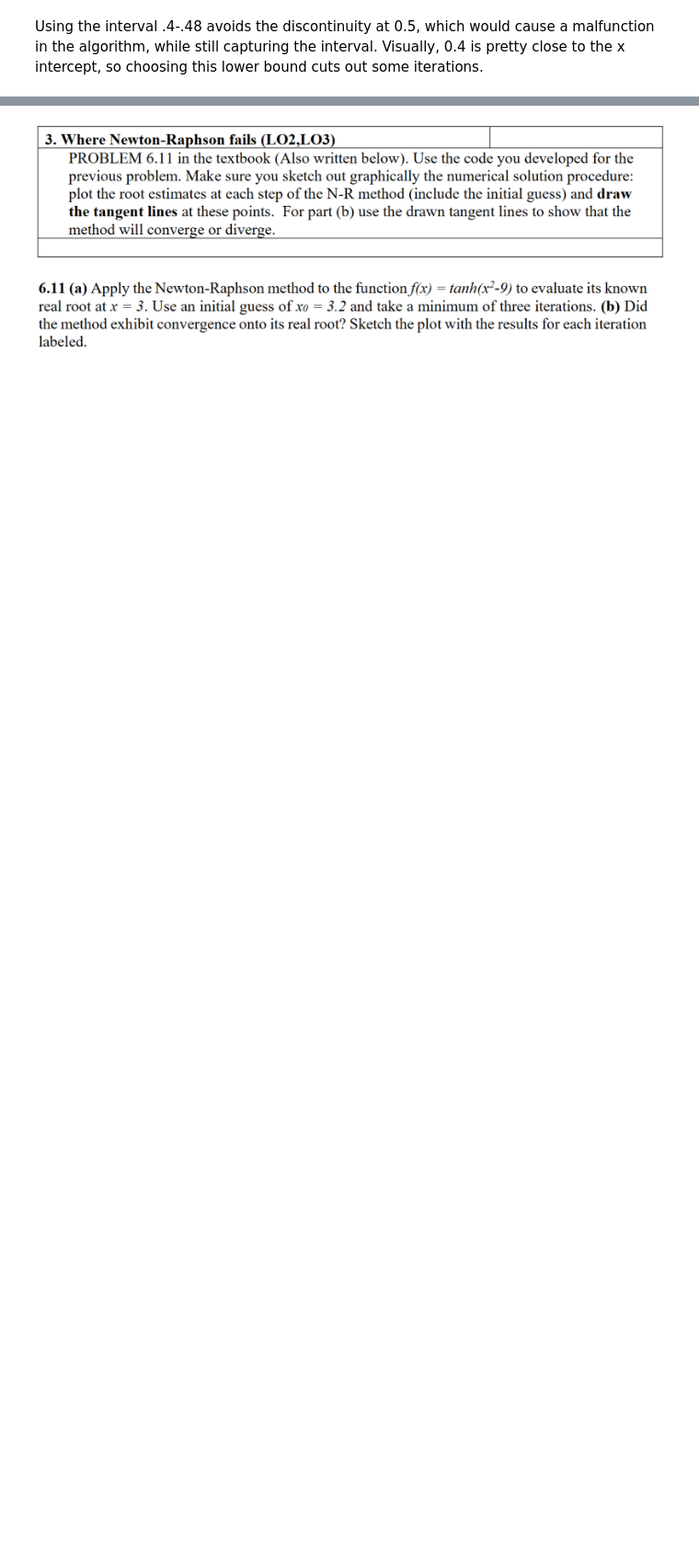
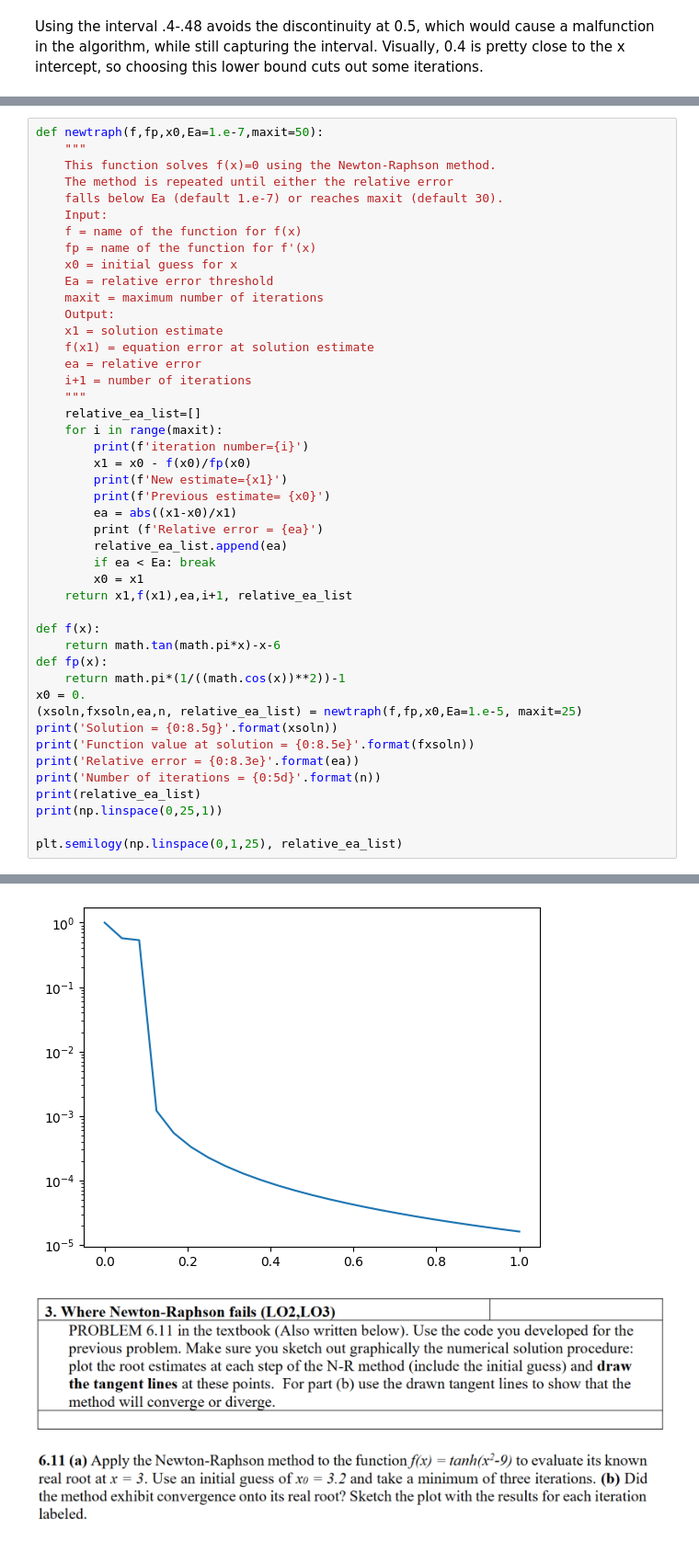
Before and after one commit to RachelWilliams2006/ENGRD3200, a Jupyter notebook: Problem set 4.ipynb, the cells around one changed output, grey strips where cells are left out. Shown at 92% size. Cells and saved outputs as stored; diff of their text form; blank space fills up the shorter version.

```diff
--- a/Problem set 4.ipynb
+++ b/Problem set 4.ipynb
@@ -73,3 +59,49 @@ Using the interval .4-.48 avoids the discontinuity at 0.5, which would cause a m
 # %% [markdown]
 ![image.png](attachment:image.png)
 ![image-2.png](attachment:image-2.png)
+# %%
+def newtraph(f,fp,x0,Ea=1.e-7,maxit=50):
+    """
+    This function solves f(x)=0 using the Newton-Raphson method.
+    The method is repeated until either the relative error
+    falls below Ea (default 1.e-7) or reaches maxit (default 30).
+    Input:
+    f = name of the function for f(x)
+    fp = name of the function for f'(x)
+    x0 = initial guess for x
+    Ea = relative error threshold
+    maxit = maximum number of iterations
+    Output:
+    x1 = solution estimate
+    f(x1) = equation error at solution estimate
+    ea = relative error
+    i+1 = number of iterations
+    """
+    relative_ea_list=[]
+    for i in range(maxit):
+        print(f'iteration number={i}')
+        x1 = x0 - f(x0)/fp(x0)
+        print(f'New estimate={x1}')
+        print(f'Previous estimate= {x0}')
+        ea = abs((x1-x0)/x1)
+        print (f'Relative error = {ea}')
+        relative_ea_list.append(ea)
+        if ea < Ea: break
+        x0 = x1
+    return x1,f(x1),ea,i+1, relative_ea_list
+
+def f(x):
+    return math.tan(math.pi*x)-x-6
+def fp(x):
+    return math.pi*(1/((math.cos(x))**2))-1
+x0 = 0.
+(xsoln,fxsoln,ea,n, relative_ea_list) = newtraph(f,fp,x0,Ea=1.e-5, maxit=25)
+print('Solution = {0:8.5g}'.format(xsoln))
+print('Function value at solution = {0:8.5e}'.format(fxsoln))
+print('Relative error = {0:8.3e}'.format(ea))
+print('Number of iterations = {0:5d}'.format(n))
+print(relative_ea_list)
+print(np.linspace(0,25,1))
+
+plt.semilogy(np.linspace(0,1,25), relative_ea_list)
+# %% [output]
@@ -76,2 +126,3 @@ Using the interval .4-.48 avoids the discontinuity at 0.5, which would cause a m
+[figure, added]
 # %% [markdown]
 ![image.png](attachment:image.png)
```
Also changed, not shown: parts of 2 cells of this notebook.
